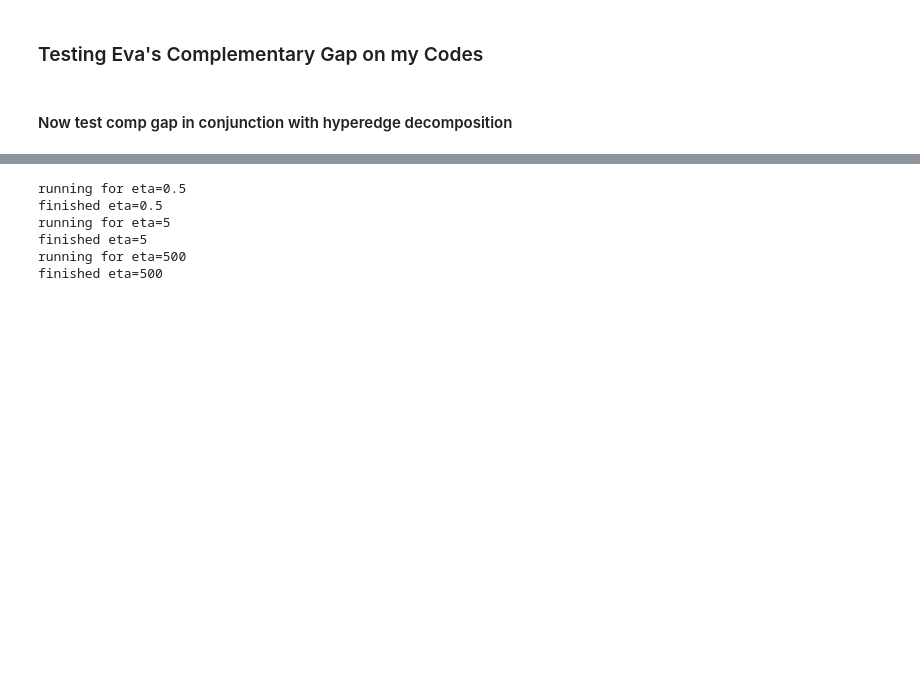
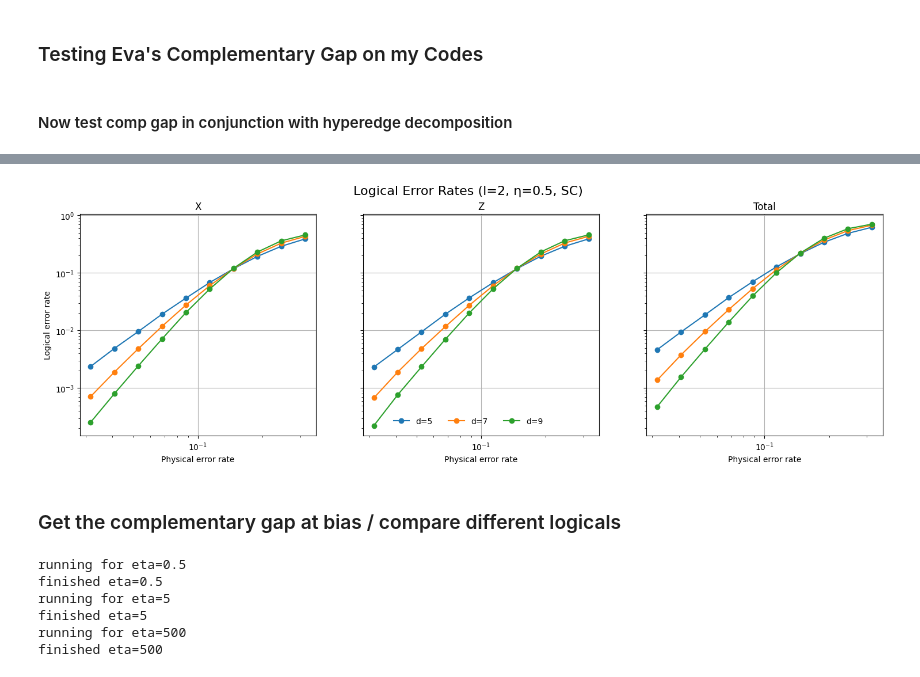
Before and after one commit to acatspirit/correlated_error_biased_noise, a Jupyter notebook: surface_code_circuit_scratch.ipynb, the cells around one changed output, grey strips where cells are left out. Drawn from its saved outputs; the diff is of its cells as text; code cells hidden in the pictures; blank space fills up the shorter version.

Commit message:
getting smaller plot data: lers below threshold, tests for circuit with depo channel

```diff
--- a/surface_code_circuit_scratch.ipynb
+++ b/surface_code_circuit_scratch.ipynb
@@ -3467,3 +3488,75 @@ for d in d_list:
+# %%
+import matplotlib.pyplot as plt
+import pandas as pd
+
+output_file = "high_eta_thresholds_model_test.csv"
+df = pd.read_csv(output_file)
+
+d_list = sorted(df['d'].unique())
+
+l = 2
+CD_type = "SC"
+eta = 0.5
+
+# Filter once
+df = df[(df['l'] == l) &
+        (df['CD_type'] == CD_type) &
+        (df['eta'] == eta)]
+
+# Create 3 subplots
+fig, axes = plt.subplots(1, 3, figsize=(18, 5), sharex=True, sharey=True)
+
+titles = ["X", "Z", "Total"]
+ler_keys = ["ler_x", "ler_z", "ler_total"]
+
+for ax, title, key in zip(axes, titles, ler_keys):
+
+    for d in d_list:
+        df_sub = df[df['d'] == d].sort_values('p')
+
+        if df_sub.empty:
+            continue
+
+        ps = df_sub['p'].values
+        lers = df_sub[key].values
+
+        ax.plot(ps, lers, marker='o', label=f"d={d}")
+
+    ax.set_xscale("log")
+    ax.set_yscale("log")
+    ax.set_title(title)
+    ax.set_xlabel("Physical error rate")
+    ax.grid(True)
+
+# Only left subplot gets ylabel
+axes[0].set_ylabel("Logical error rate")
+
+# Shared legend (move higher)
+handles, labels = axes[0].get_legend_handles_labels()
+fig.legend(
+    handles,
+    labels,
+    loc="upper center",
+    bbox_to_anchor=(0.5, 0.2),
+    ncol=len(d_list),
+    frameon=False
+)
+
+# Title slightly lower
+fig.suptitle(
+    f"Logical Error Rates (l={l}, η={eta}, {CD_type})",
+    fontsize=16,
+    y=0.0
+)
+
+# Optional overall title
+fig.suptitle(f"Logical Error Rates (l={l}, η={eta}, {CD_type})", fontsize=16)
+
+plt.show()
+# %% [output]
+[figure, added]
+# %% [markdown]
+### Get the complementary gap at bias / compare different logicals
 # %%
 # get the d hump plot for different eta to see if matches intuition
 import os
```
Also changed, not shown: parts of 3 cells of this notebook, 3 other files.
